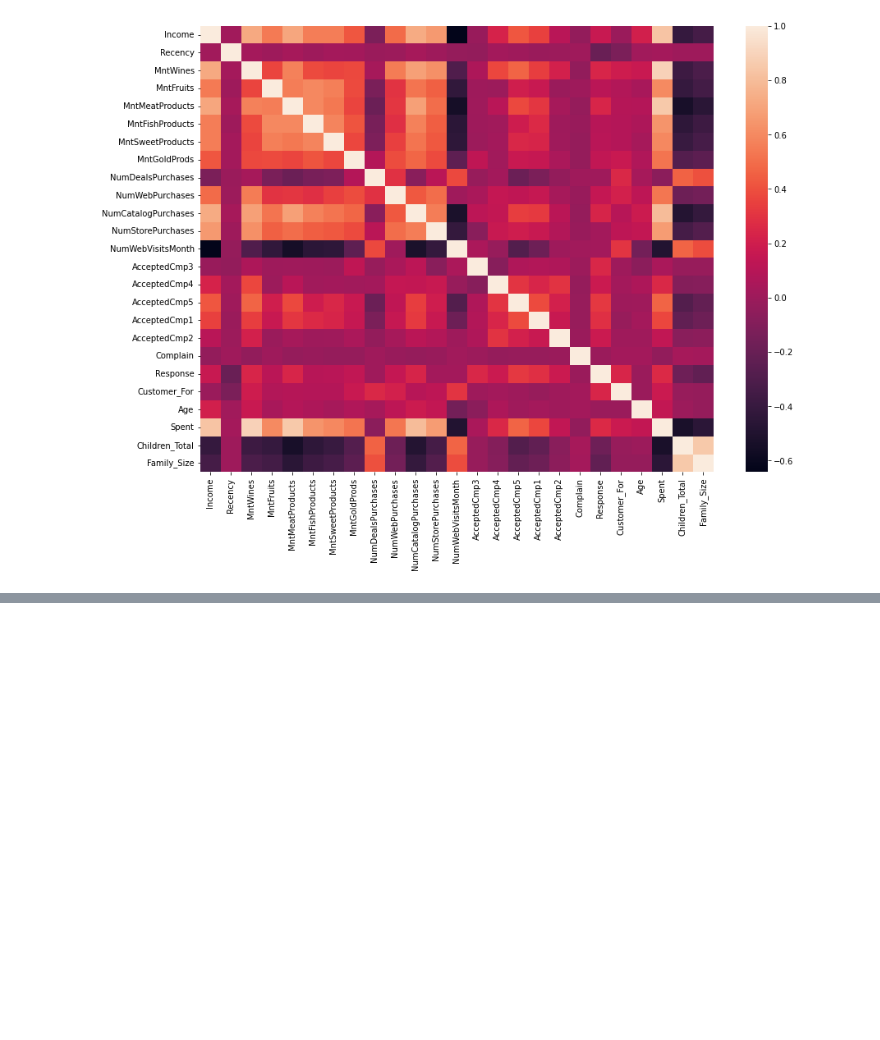
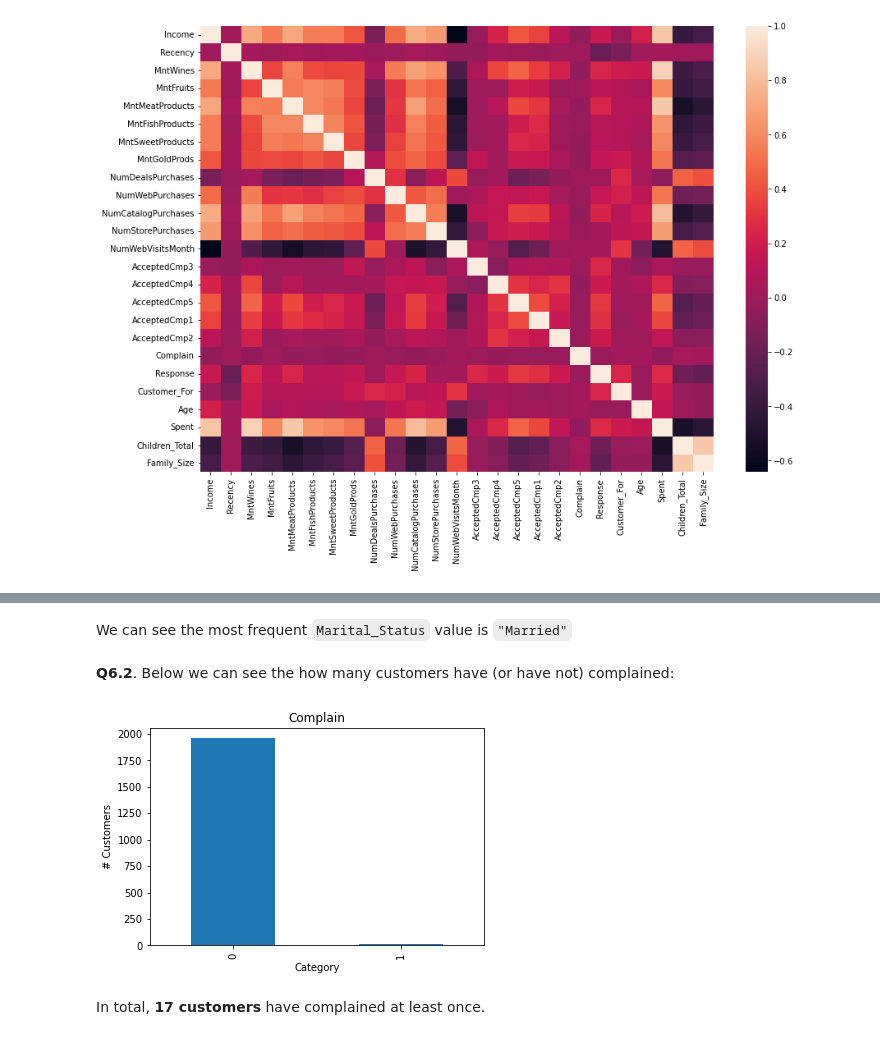
Before and after one commit to pspanoudakis/Data-Mining-Techniques-Projects, a Jupyter notebook: project1/CustomerPersonalityAnalysis.ipynb, the cells around one changed output, grey strips where cells are left out. Drawn from its saved outputs; the diff is of its cells as text; code cells hidden in the pictures; blank space fills up the shorter version.

```diff
--- a/project1/CustomerPersonalityAnalysis.ipynb
+++ b/project1/CustomerPersonalityAnalysis.ipynb
@@ -433,0 +447,16 @@ _ = sns.heatmap(dfView.corr(), ax=axes)
+# %%
+topMaritalStatus = dataDf[DataColumn.MARITAL_STATUS].mode()[0]
+printMd(f'We can see the most frequent `{DataColumn.MARITAL_STATUS}` value is `"{topMaritalStatus}"`')
+# %% [output]
+We can see the most frequent `Marital_Status` value is `"Married"`
+# %% [markdown]
+**Q6.2**. Below we can see the how many customers have (or have not) complained:
+# %%
+barPlotCategoryDistribution(dataDf, DataColumn.COMPLAIN)
+# %% [output]
+[figure, added]
+# %%
+totalComplaints = (dataDf[DataColumn.COMPLAIN] == 1).value_counts()[1]
+printMd(f'In total, **{totalComplaints} customers** have complained at least once.')
+# %% [output]
+In total, **17 customers** have complained at least once.
```
Also changed, not shown: parts of 9 cells of this notebook.
